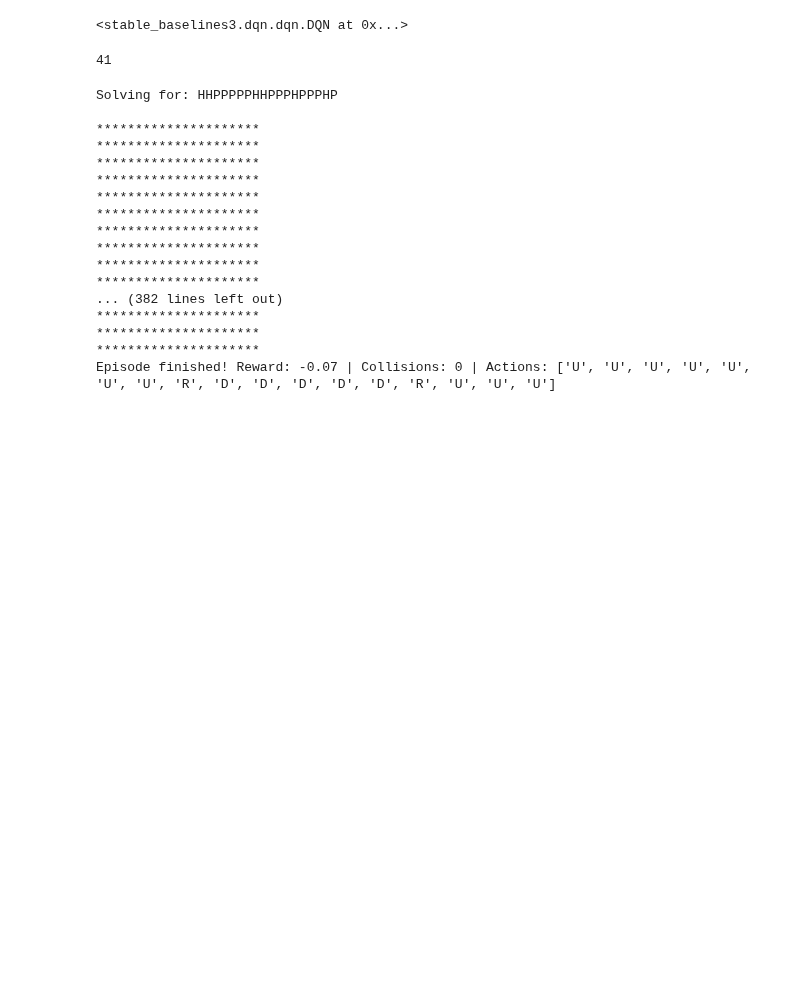
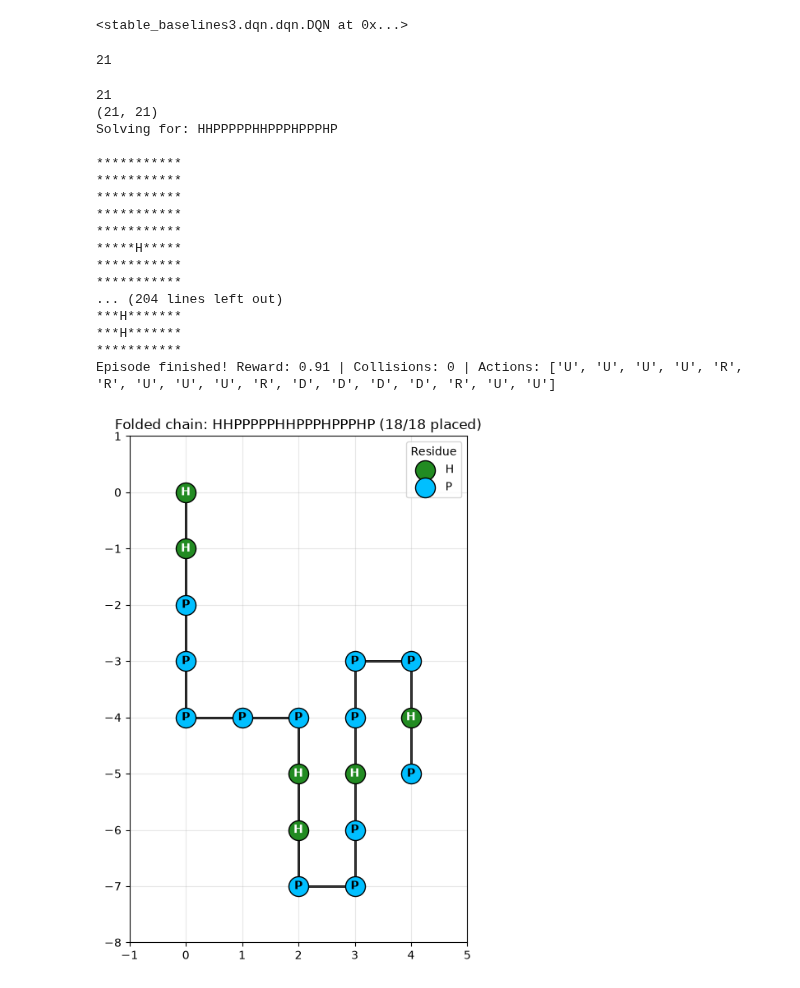
Before and after one commit to OliverW10/protein, a Jupyter notebook: testing1.ipynb, the cells around one changed output. Cells and saved outputs as stored; diff of their text form; code cells hidden in the pictures; blank space fills up the shorter version.

Commit message:
Add benchmarking

```diff
--- a/testing1.ipynb
+++ b/testing1.ipynb
@@ -5,6 +8,7 @@
 import random
 from gym_lattice.envs import Lattice2DEnv
 from stable_baselines3 import DQN, PPO
+from benchmark_callback import BenchmarkRewardCallback
 import math
 
 # HHHH x
@@ -28,7 +32,7 @@ import math
 def random_seq_fn(length):
     return ''.join(random.choices('HP', k=length))
 
-length = 20
+length = 30
 ratio = 0.7
 hs = math.floor(ratio * length)
 ps = length - hs
@@ -39,12 +43,13 @@ def shuffle_seq_fn():
     return ''.join(seq)
 
 env = Lattice2DEnv(
-    20,
+    15,
     shuffle_seq_fn,
-    end_ceneterd=True,
+    center_tail=True,
     distance_penalty=0.01,
     collision_penalty=-0.5,
-    render_crop=0.5
+    render_crop=0.5,
+    lookahead=15
 )
 # %%
 
@@ -52,13 +57,16 @@ model_ppo = PPO(
     "MlpPolicy",
     env,
     learning_rate=0.0001,
-    gamma=1.0,
     # policy_kwargs={"net_arch": [100, 10]},
-    tensorboard_log="logs",
+    tensorboard_log="_logs",
     ent_coef=0.001
 )
 # %%
-model_ppo.learn(total_timesteps=500_000, tb_log_name="PPO")
+model_ppo.learn(
+    total_timesteps=500_000,
+    tb_log_name="PPO",
+    callback=BenchmarkRewardCallback("benchmark.txt", env)
+)
 # %% [output]
 <stable_baselines3.ppo.ppo.PPO at 0x...>
 # %%
@@ -78,46 +95,71 @@ model_dqn.learn(total_timesteps=500_000, tb_log_name="DQN")
 # %%
 print(env.grid_length)
 # %% [output]
-41
+21
 # %%
 # loaded_model = PPO.load("17_decent.model")
+print(env.grid_length)
+print(env.grid.shape)
+model = model_ppo
+# print(obs.shape)
+import matplotlib.pyplot as plt
 
-model = model_dqn
-# print(obs.shape)
 def run_with_seq(seq: str):
     env.seq_fn = lambda: seq
     obs, _ = env.reset()
     print("Solving for:", env.seq)
     env.render()
     while not env.done:
         # Random agent samples from action space
         action, _ = model.predict(obs)
         obs, reward, terminated, truncated, info = env.step(int(action))
         env.render()
         if terminated or truncated:
             print("Episode finished! Reward: {} | Collisions: {} | Actions: {}".format(reward, info['collisions'], info['actions']))
             break
 
+    coordinates = list(env.state)
+    residues = list(env.state.values())
+    x_coords, y_coords = zip(*coordinates)
+    fig, ax = plt.subplots(figsize=(8, 8))
+    ax.plot(x_coords, y_coords, color="black", linewidth=2, zorder=1)
+    for residue, color in (("H", "forestgreen"), ("P", "deepskyblue")):
+        points = [(x, y) for (x, y), value in zip(coordinates, residues) if value == residue]
+        if points:
+            points_x, points_y = zip(*points)
+            ax.scatter(points_x, points_y, color=color, edgecolors="black", s=300, label=residue, zorder=2)
+    for x, y, residue in zip(x_coords, y_coords, residues):
+        text_color = "white" if residue == "H" else "black"
+        ax.text(x, y, residue, ha="center", va="center", color=text_color, weight="bold", zorder=3)
+    ax.set_xticks(range(min(x_coords) - 1, max(x_coords) + 2))
+    ax.set_yticks(range(min(y_coords) - 1, max(y_coords) + 2))
+    ax.grid(True, alpha=0.3)
+    ax.set_aspect("equal")
+    ax.legend(title="Residue")
+    ax.set_title(f"Folded chain: {env.seq} ({len(residues)}/{len(env.seq)} placed)")
+    plt.show()
+
 run_with_seq("hhppppphhppphppphp".upper())
 
 # for i_episodes in range(3):
 #     run_with_seq(random_seq_fn(10))
 # %% [output]
+21
+(21, 21)
 Solving for: HHPPPPPHHPPPHPPPHP
 
-*********************
-*********************
-*********************
-*********************
-*********************
-*********************
-*********************
-*********************
-*********************
-*********************
-... (382 lines left out)
-*********************
-*********************
-*********************
-Episode finished! Reward: -0.07 | Collisions: 0 | Actions: ['U', 'U', 'U', 'U', 'U', 'U', 'U', 'R', 'D', 'D', 'D', 'D', 'D', 'R', 'U', 'U', 'U']
+***********
+***********
+***********
+***********
+***********
+*****H*****
+***********
+***********
+... (204 lines left out)
+***H*******
+***H*******
+***********
+Episode finished! Reward: 0.91 | Collisions: 0 | Actions: ['U', 'U', 'U', 'U', 'R', 'R', 'U', 'U', 'U', 'R', 'D', 'D', 'D', 'D', 'R', 'U', 'U']
+[figure, added]
 # %%
```
Also changed, not shown: parts of 5 cells of this notebook, 9 other files.
